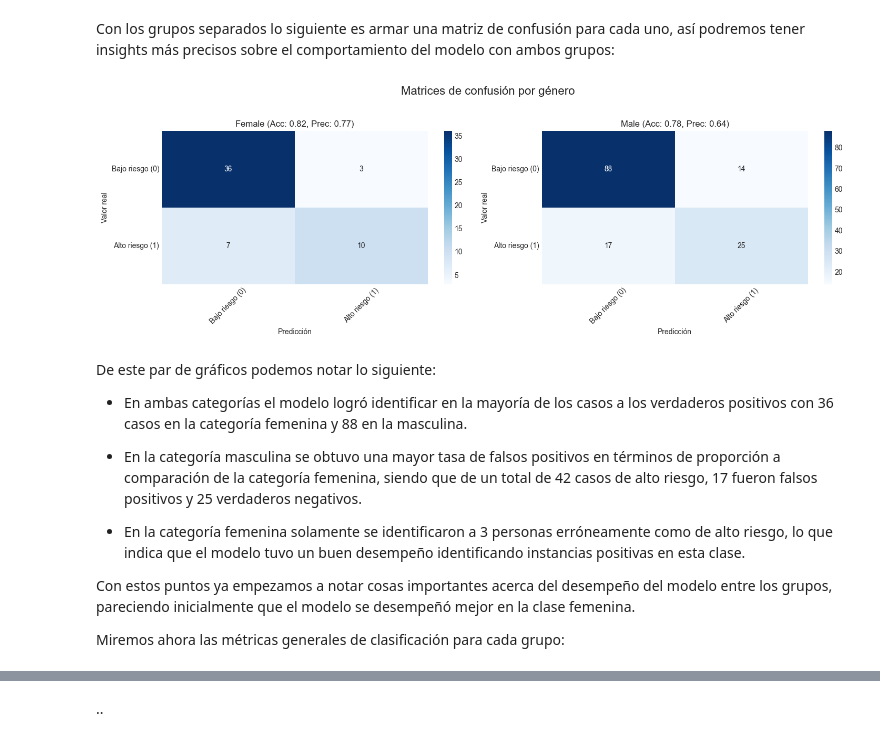
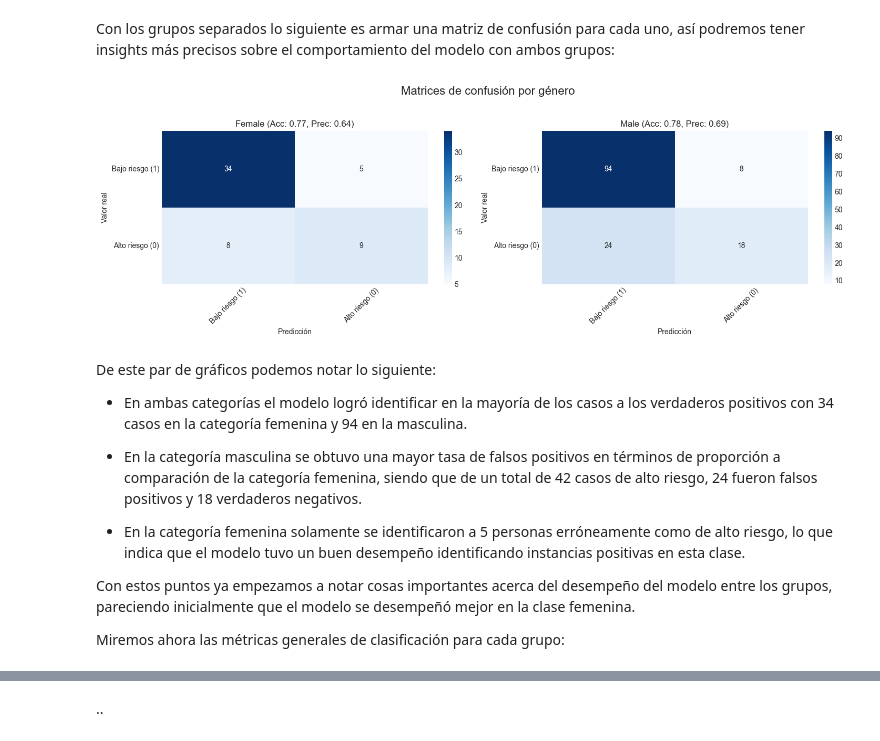
Before and after one commit to Gerardo1909/tpfinal_equidad, a Jupyter notebook: tp_final_fairness_ML/notebooks/04_evaluacion_fairness.ipynb, the cells around one changed output, grey strips where cells are left out. Cells and saved outputs as stored; diff of their text form; code cells hidden in the pictures.

```diff
--- a/tp_final_fairness_ML/notebooks/04_evaluacion_fairness.ipynb
+++ b/tp_final_fairness_ML/notebooks/04_evaluacion_fairness.ipynb
@@ -30,17 +60,17 @@ Con los grupos separados lo siguiente es armar una matriz de confusión para cad
 # %%
 from tp_final_fairness_ML.utils.plotting import graficar_matriz_de_confusion_por_genero
 
-graficar_matriz_de_confusion_por_genero([df_female_eval, df_male_eval], ['Bajo riesgo (0)', 'Alto riesgo (1)'], 'genre', 'y_test', 'y_pred_test')
+graficar_matriz_de_confusion_por_genero([df_female_eval, df_male_eval], ['Bajo riesgo (1)', 'Alto riesgo (0)'], 'genre', 'y_test', 'y_pred_test')
 # %% [output]
-[figure, old version]
+[figure, new version]
 # %% [markdown]
 De este par de gráficos podemos notar lo siguiente:
 
-* En ambas categorías el modelo logró identificar en la mayoría de los casos a los verdaderos positivos con 36 casos en la categoría femenina y 88 en la masculina.
+* En ambas categorías el modelo logró identificar en la mayoría de los casos a los verdaderos positivos con 34 casos en la categoría femenina y 94 en la masculina.
 
-* En la categoría masculina se obtuvo una mayor tasa de falsos positivos en términos de proporción a comparación de la categoría femenina, siendo que de un total de 42 casos de alto riesgo, 17 fueron falsos positivos y 25 verdaderos negativos.
+* En la categoría masculina se obtuvo una mayor tasa de falsos positivos en términos de proporción a comparación de la categoría femenina, siendo que de un total de 42 casos de alto riesgo, 24 fueron falsos positivos y 18 verdaderos negativos.
 
-* En la categoría femenina solamente se identificaron a 3 personas erróneamente como de alto riesgo, lo que indica que el modelo tuvo un buen desempeño identificando instancias positivas en esta clase.
+* En la categoría femenina solamente se identificaron a 5 personas erróneamente como de alto riesgo, lo que indica que el modelo tuvo un buen desempeño identificando instancias positivas en esta clase.
 
 Con estos puntos ya empezamos a notar cosas importantes acerca del desempeño del modelo entre los grupos, pareciendo inicialmente que el modelo se desempeñó mejor en la clase femenina.
 
```
Also changed, not shown: parts of 47 cells of this notebook, 4 other files.
